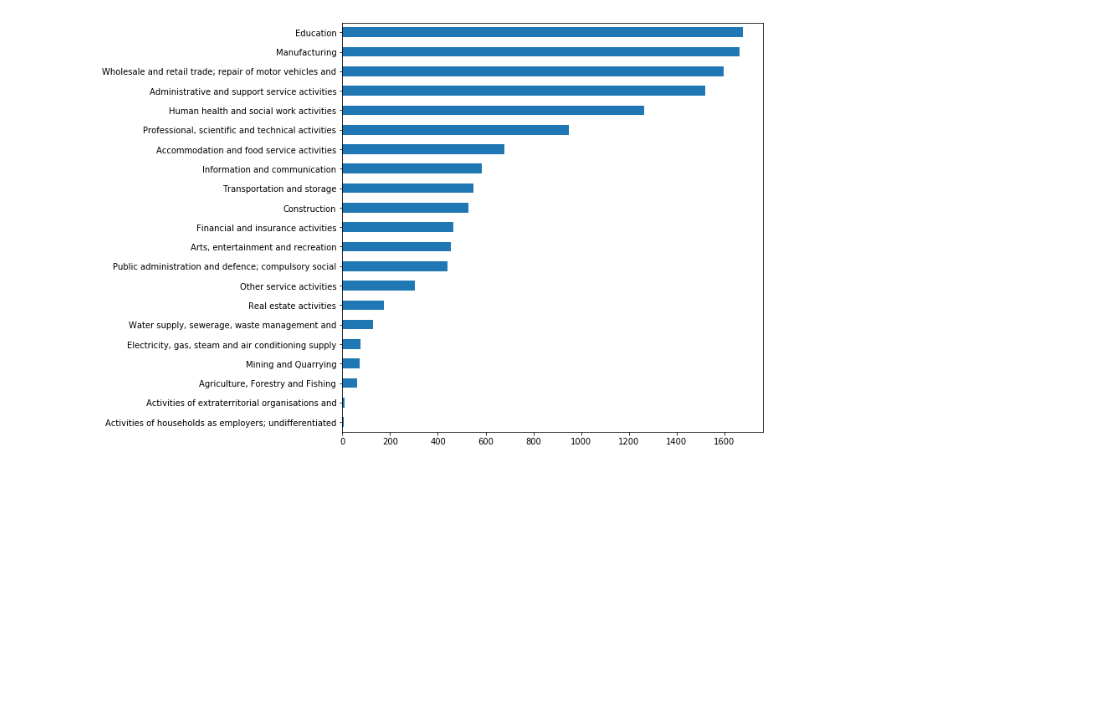
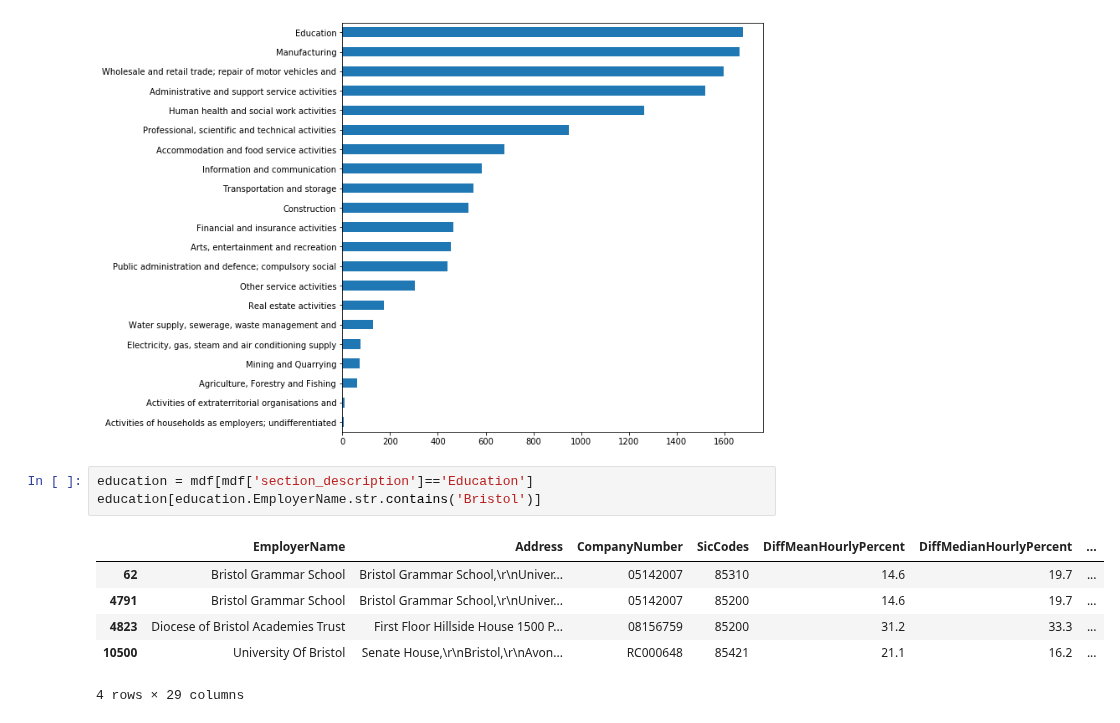
Before and after one commit to Ads2020Group6/data-exploration, a Jupyter notebook: Gov Equalities Office - EDA.ipynb, the cells around one changed output. Drawn from its saved outputs; the diff is of its cells as text; blank space fills up the shorter version.

```diff
--- a/Gov Equalities Office - EDA.ipynb
+++ b/Gov Equalities Office - EDA.ipynb
@@ -564,3 +564,13 @@ mdf['section_description'].value_counts().sort_values().plot.barh(figsize=(9,9))
 # %% [output]
 <matplotlib.axes._subplots.AxesSubplot at 0x...>
 [figure]
+# %%
+education = mdf[mdf['section_description']=='Education']
+education[education.EmployerName.str.contains('Bristol')]
+# %% [output]
+|  | EmployerName | Address | CompanyNumber | SicCodes | DiffMeanHourlyPercent | DiffMedianHourlyPercent | ... |
+| 62 | Bristol Grammar School | Bristol Grammar School,\r\nUniver... | 05142007 | 85310 | 14.6 | 19.7 | ... |
+| 4791 | Bristol Grammar School | Bristol Grammar School,\r\nUniver... | 05142007 | 85200 | 14.6 | 19.7 | ... |
+| 4823 | Diocese of Bristol Academies Trust | First Floor Hillside House 1500 P... | 08156759 | 85200 | 31.2 | 33.3 | ... |
+| 10500 | University Of Bristol | Senate House,\r\nBristol,\r\nAvon... | RC000648 | 85421 | 21.1 | 16.2 | ... |
+4 rows × 29 columns
```
Also changed, not shown: parts of 10 cells of this notebook, 1 other file.
